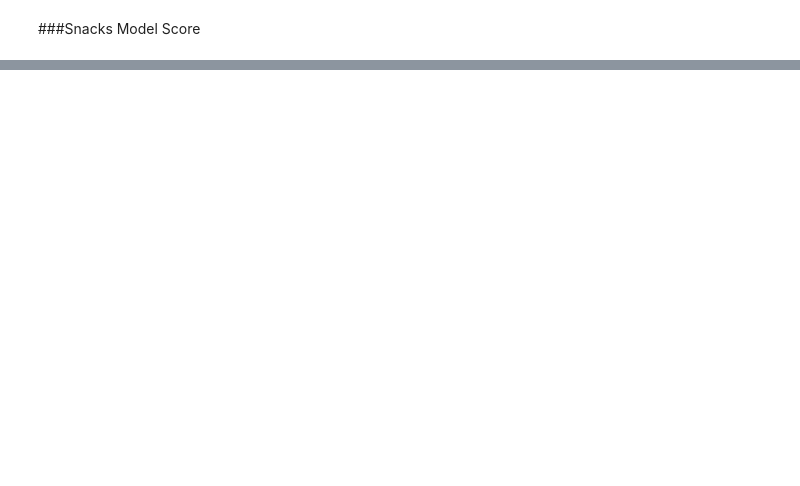
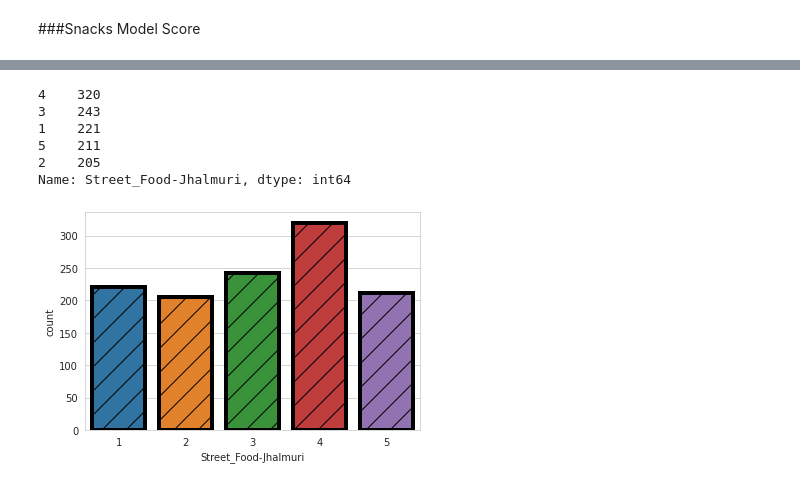
Before and after one commit to tofael950/Food, a Jupyter notebook: Food_Project_.ipynb, the cells around one changed output, grey strips where cells are left out. Cells and saved outputs as stored; diff of their text form; code cells hidden in the pictures; blank space fills up the shorter version.

```diff
--- a/Food_Project_.ipynb
+++ b/Food_Project_.ipynb
@@ -2387,0 +2447,12 @@ plt.show()
+# %%
+#Street_Food-Jhalmuri
+sns.countplot(x='Street_Food-Jhalmuri', data=ds,lw=4, ec='black', hatch='/');
+ds['Street_Food-Jhalmuri'].value_counts()
+# %% [output]
+4    320
+3    243
+1    221
+5    211
+2    205
+Name: Street_Food-Jhalmuri, dtype: int64
+[figure, added]
```
Also changed, not shown: parts of 209 cells of this notebook.
